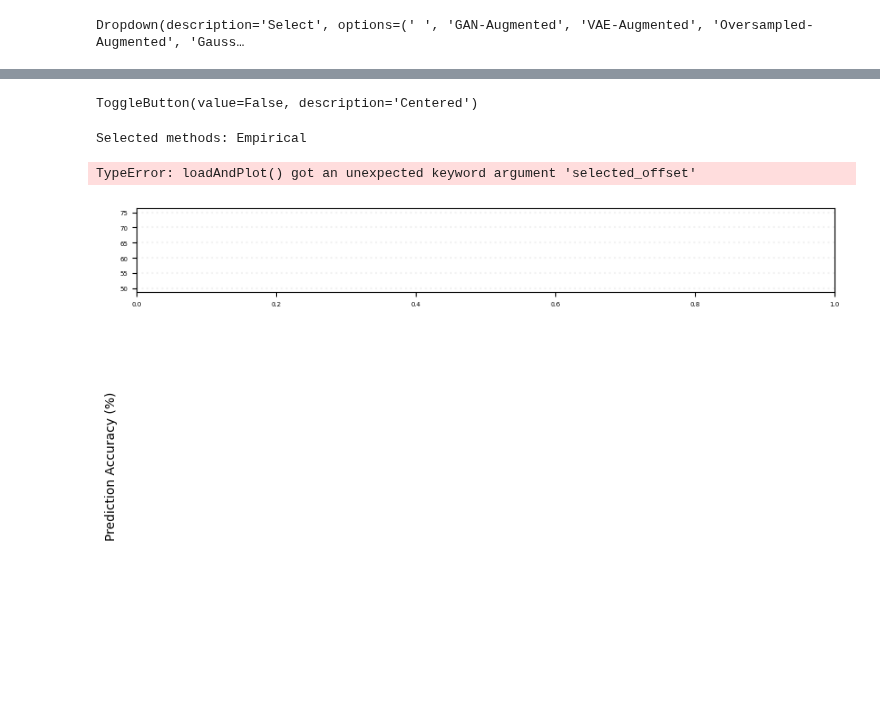
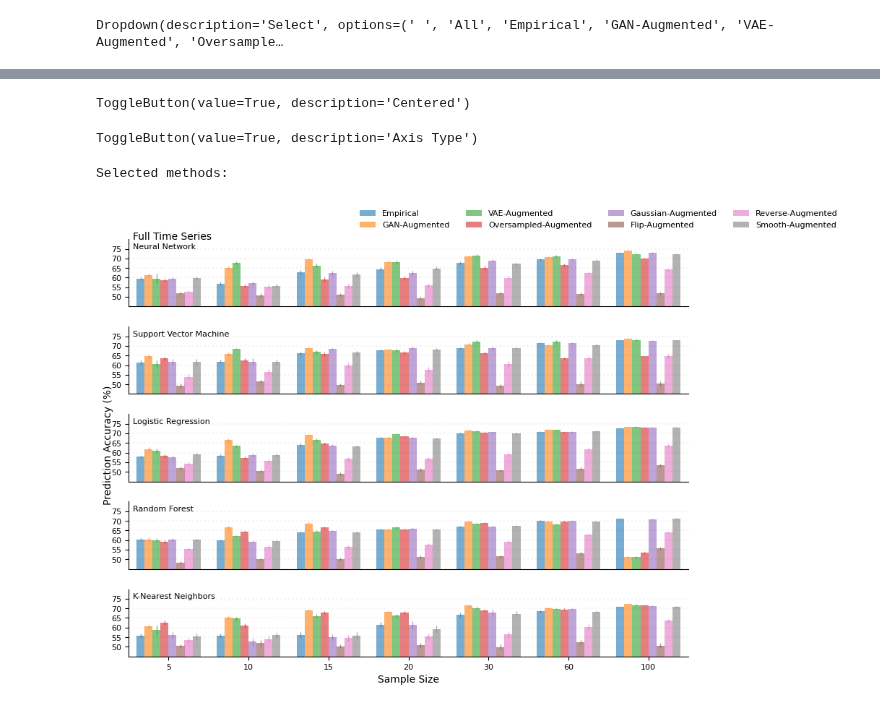
Before and after one commit to AutoResearch/EEG-GAN, a Jupyter notebook: classification/gansEEG_Classification_BarPlot.ipynb, the cells around one changed output, grey strips where cells are left out. Drawn from its saved outputs; the diff is of its cells as text; code cells hidden in the pictures; blank space fills up the shorter version.

Commit message:
Added more toggles

```diff
--- a/classification/gansEEG_Classification_BarPlot.ipynb
+++ b/classification/gansEEG_Classification_BarPlot.ipynb
@@ -13,47 +13,65 @@ class InteractivePlot:
         self.selected_targets = []
         self.available_targets, _ = retrieveData(0, 1)
 
-        self.select_target_dropdown = wd.Dropdown(options=[' ']+self.available_targets, value = ' ', description = 'Select', disabled = False)
+        self.select_target_dropdown = wd.Dropdown(options=[' ', 'All']+self.available_targets, value = ' ', description = 'Select', disabled = False)
         self.remove_target_dropdown = wd.Dropdown(options=[' ']+self.selected_targets, value = ' ', description = 'Remove', disabled = False)
         self.centered_toggle = wd.ToggleButton(value=True, description='Centered')
+        self.axis_toggle = wd.ToggleButton(value=True, description='Axis Type')
 
         self.select_target_dropdown.observe(self.change_add)
         self.remove_target_dropdown.observe(self.change_remove)
         self.centered_toggle.observe(self.change_center)
+        self.axis_toggle.observe(self.change_axis)
         self.refresh()
 
     def refresh(self):
         clear_output()
-        self.select_target_dropdown.options = [' ']+self.available_targets
-        self.remove_target_dropdown.options = [' ']+self.selected_targets
+        prefix_options_select = [' ', 'All'] if self.available_targets else [' ']
+        self.select_target_dropdown.options = prefix_options_select+self.available_targets
+
+        prefix_options_remove = [' ', 'All'] if self.selected_targets else [' ']
+        self.remove_target_dropdown.options = prefix_options_remove+self.selected_targets
+
         display(self.select_target_dropdown) #Display the widget for use
         display(self.remove_target_dropdown) #Display the widget for use
         display(self.centered_toggle) #Display the widget for use
+        display(self.axis_toggle) #Display the widget for use
         print(f"Selected methods: {', '.join(self.selected_targets)}")
-        plot_main(self.selected_targets, self.centered_toggle.value)
+        plot_main(self.selected_targets, self.centered_toggle.value, self.axis_toggle.value)
 
     def change_add(self, change):
         if change['type'] == 'change' and change['name'] == 'value' and self.select_target_dropdown.value != ' ':
-            self.selected_targets.append(self.select_target_dropdown.value)
-            self.available_targets.remove(self.select_target_dropdown.value)
+            if self.select_target_dropdown.value == 'All':
+                self.selected_targets, _ = retrieveData(0, 1)
+                self.available_targets = []
+            else:
+                self.selected_targets.append(self.select_target_dropdown.value)
+                self.available_targets.remove(self.select_target_dropdown.value)
             self.refresh()
 
     def change_remove(self, change):
         if change['type'] == 'change' and change['name'] == 'value' and self.remove_target_dropdown.value != ' ':
-            self.selected_targets.remove(self.remove_target_dropdown.value)
-            self.available_targets.append(self.remove_target_dropdown.value)
+            if self.remove_target_dropdown.value == 'All':
+                self.selected_targets = []
+                self.available_targets, _ = retrieveData(0, 1)
+            else:
+                self.selected_targets.remove(self.remove_target_dropdown.value)
+                self.available_targets.append(self.remove_target_dropdown.value)
             self.refresh()
 
     def change_center(self, change):
         if change['type'] == 'change' and change['name'] == 'value':
+            self.refresh()
 
+    def change_axis(self, change):
+        if change['type'] == 'change' and change['name'] == 'value':
             self.refresh()
 
 interactive_plot = InteractivePlot()
 # %% [output]
-Dropdown(description='Select', options=(' ', 'GAN-Augmented', 'VAE-Augmented', 'Oversampled-Augmented', 'Gauss…
+Dropdown(description='Select', options=(' ', 'All', 'Empirical', 'GAN-Augmented', 'VAE-Augmented', 'Oversample…
 [interactive output not drawn]
-ToggleButton(value=False, description='Centered')
+ToggleButton(value=True, description='Centered')
-Selected methods: Empirical
+ToggleButton(value=True, description='Axis Type')
-TypeError: loadAndPlot() got an unexpected keyword argument 'selected_offset'
+Selected methods:
-[figure, old version]
+[figure, new version]
```
Also changed, not shown: 1 other file.
